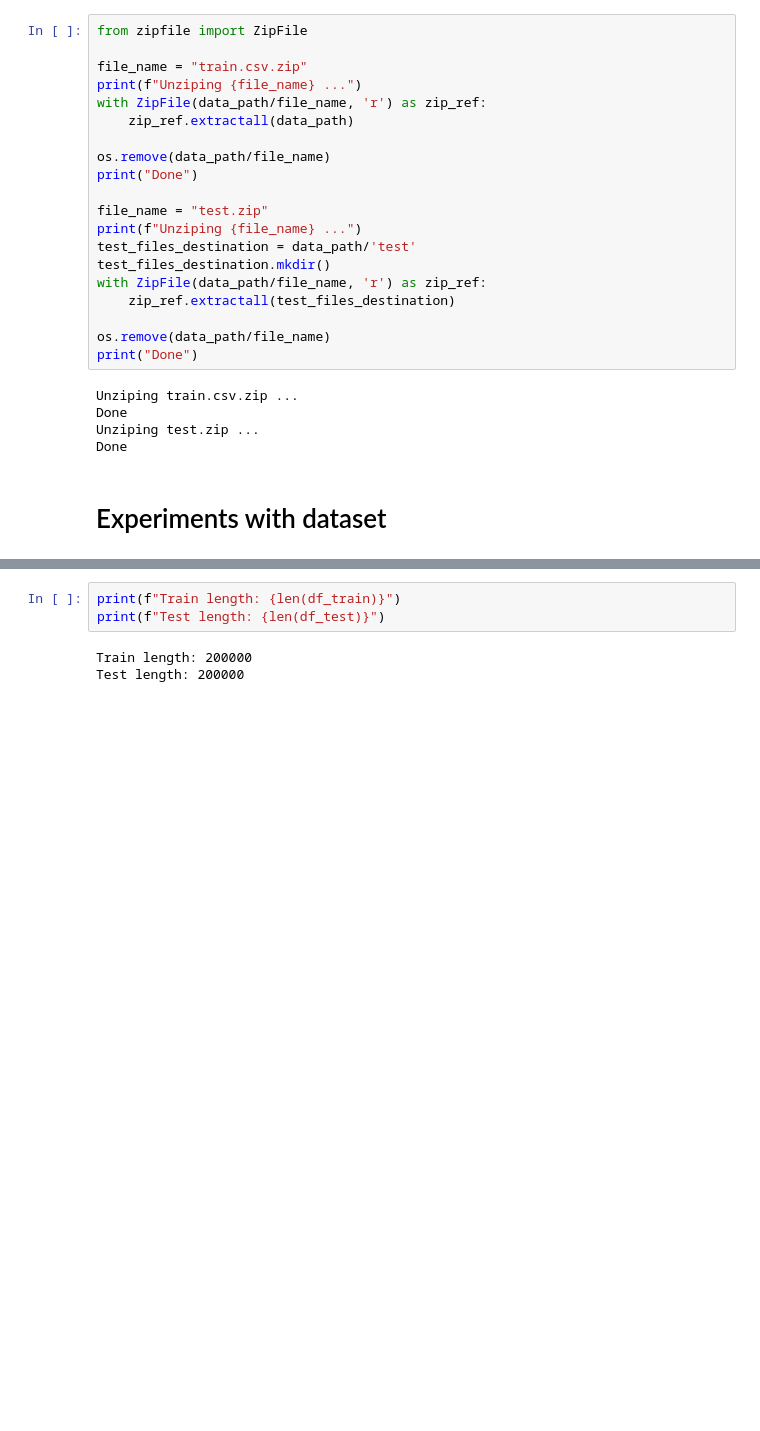
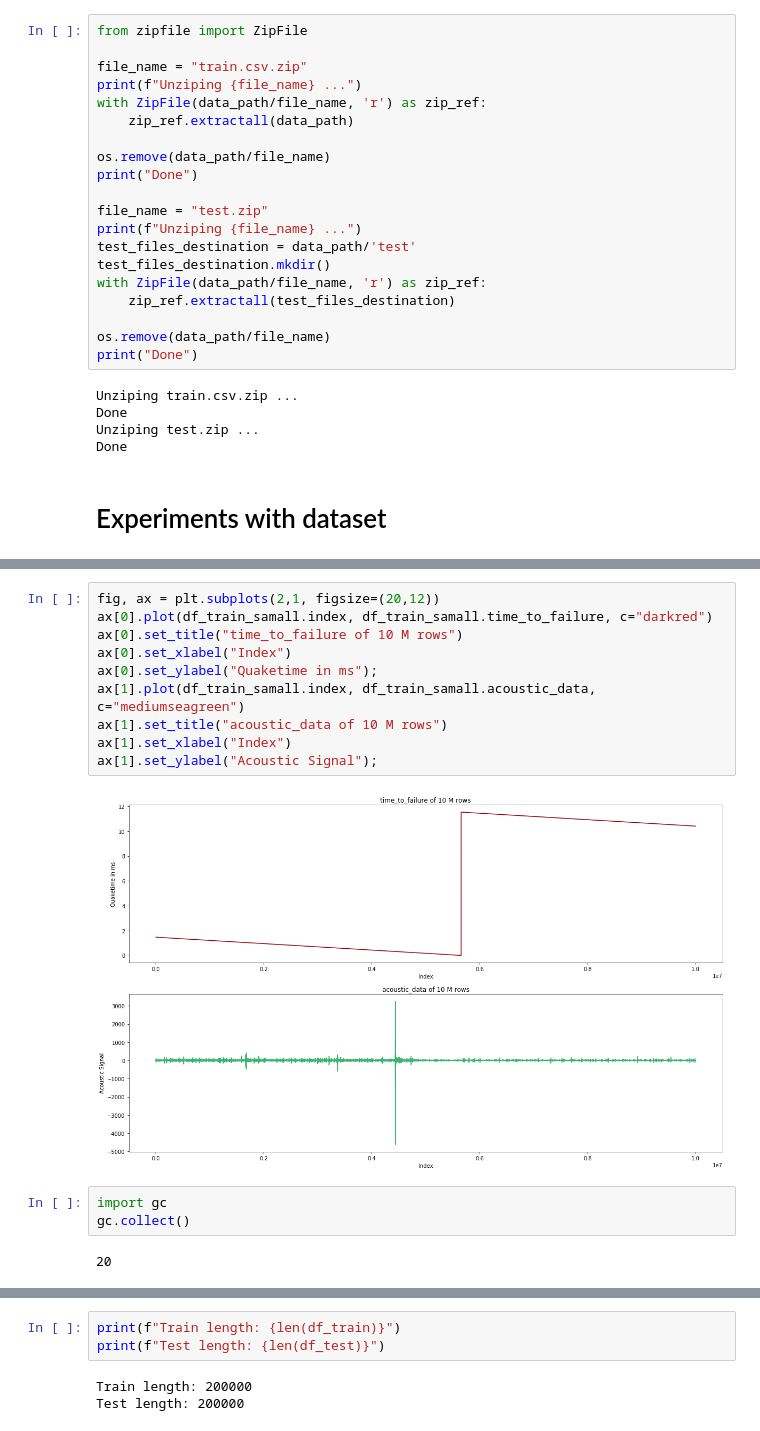
Before and after one commit to kszczupak/kaggle_competitions, a Jupyter notebook: LANL_Earthquake_Prediction/Various_Experiments.ipynb, the cells around one changed output, grey strips where cells are left out. Drawn from its saved outputs; the diff is of its cells as text; blank space fills up the shorter version.

```diff
--- a/LANL_Earthquake_Prediction/Various_Experiments.ipynb
+++ b/LANL_Earthquake_Prediction/Various_Experiments.ipynb
@@ -102,0 +229,17 @@ df_test.head()
+# %%
+fig, ax = plt.subplots(2,1, figsize=(20,12))
+ax[0].plot(df_train_samall.index, df_train_samall.time_to_failure, c="darkred")
+ax[0].set_title("time_to_failure of 10 M rows")
+ax[0].set_xlabel("Index")
+ax[0].set_ylabel("Quaketime in ms");
+ax[1].plot(df_train_samall.index, df_train_samall.acoustic_data, c="mediumseagreen")
+ax[1].set_title("acoustic_data of 10 M rows")
+ax[1].set_xlabel("Index")
+ax[1].set_ylabel("Acoustic Signal");
+# %% [output]
+[figure, added]
+# %%
+import gc
+gc.collect()
+# %% [output]
+20
```
Also changed, not shown: parts of 18 cells of this notebook.
